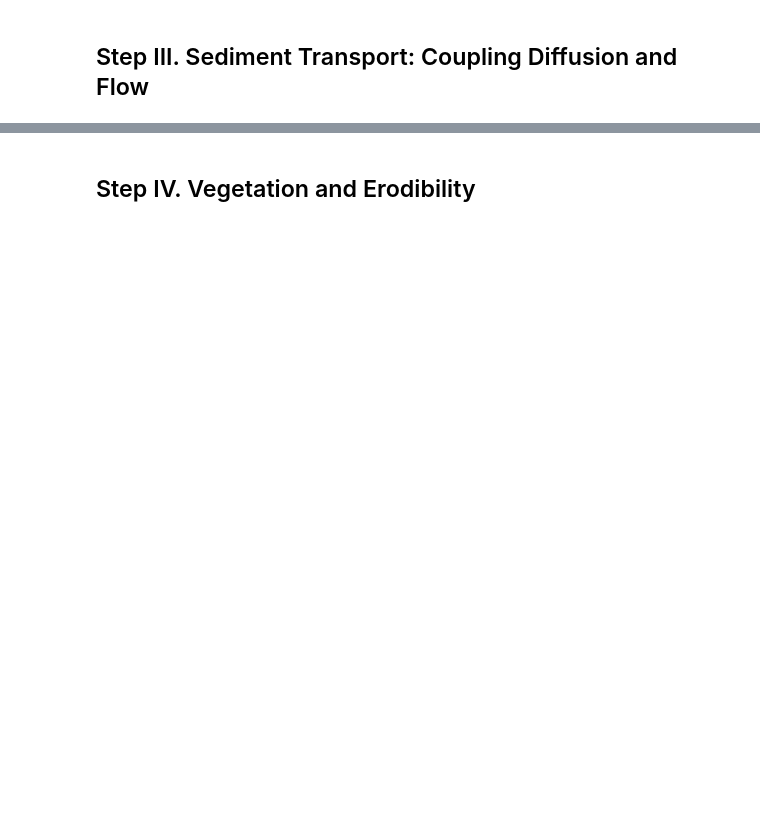
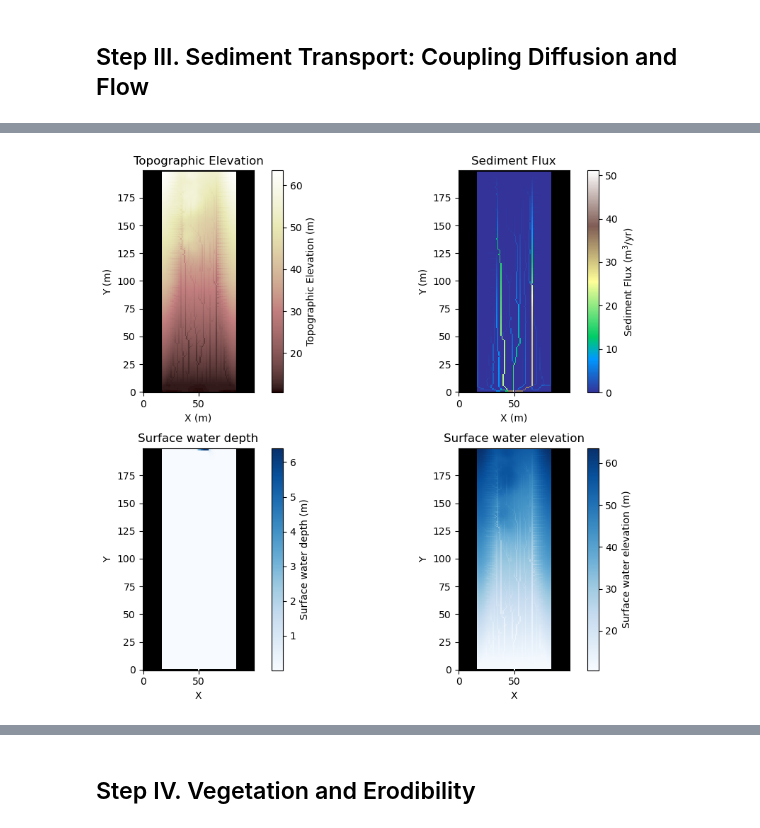
Before and after one commit to shaylatriant/2025-glacier-outbursts, a Jupyter notebook: post_glacial_lab.ipynb, the cells around one changed output, grey strips where cells are left out. Saved outputs shown, nothing was run; the diff lists cells and outputs as text; code cells hidden in the pictures; blank space fills up the shorter version.

```diff
--- a/post_glacial_lab.ipynb
+++ b/post_glacial_lab.ipynb
@@ -199,0 +231,7 @@ Newly exposed surfaces in proglacial basins often experience overland flow as we
+# %%
+# OVERLAND FLOW parameters
+# We establish the channel width & upstream position on the grid
+channel_w = 20. # set channel width, meters
+channel_center = size_x/(2 * spacing)
+# print(channel_center)
+channel_diff = channel_w/2
@@ -237,13 +417,53 @@ grid["node"]["topographic__elevation"]+= np.random.uniform(low = 0, high = 2, si
 # %%
-# Set boundaries closed at left, right, and top and visualize
-# track sediment flux at the node adjacent to the outlet at lower-left
-node_next_to_outlet = 151
 
-grid.status_at_node[grid.x_of_node < (100/6)] = grid.BC_NODE_IS_CLOSED
-grid.status_at_node[grid.x_of_node > (100-100/6)] = grid.BC_NODE_IS_CLOSED
+# Create a figure with 1 row and 2 columns
+fig, axes = plt.subplots(2, 2, figsize=(10, 8))
 
-# Set lower-edge as an open boundary
-grid.set_watershed_boundary_condition_outlet_id(
-    50 , grid["node"]["topographic__elevation"], -9999.0
+# Plot topographic elevation in the first subplot
+plt.sca(axes[0,0])  # Set the current axis to the first subplot
+imshow_grid(
+    grid,
+    "topographic__elevation",
+    plot_name="Topographic Elevation",
+    var_name="Topographic Elevation",
+    var_units="m",
+    grid_units=("m", "m"),
+    color_for_closed='black',
 )
+
+# Plot sediment flux in the second subplot
+plt.sca(axes[0,1])  # Set the current axis to the second subplot
+imshow_grid(
+    grid,
+    "sediment__flux",
+    plot_name="Sediment Flux",
+    var_name="Sediment Flux",
+    var_units=r"m$^3$/yr",
+    grid_units=("m", "m"),
+    cmap="terrain",
+)
+
+plt.sca(axes[1,0])  # Set the current axis to the third subplot
+imshow_grid(
+    grid,
+    'surface_water__depth',
+    plot_name="Surface water depth",
+    var_name="Surface water depth",
+    cmap="Blues",
+    var_units="m",
+)
+plt.sca(axes[1,1])  # Set the current axis to the third subplot
+imshow_grid(
+    grid,
+    'surface_water__elevation',
+    plot_name="Surface water elevation",
+    var_name="Surface water elevation",
+    cmap="Blues",
+    var_units="m",
+)
+
+plt.tight_layout()
+plt.show()
+# %% [output]
+[figure, added]
 # %%
```
Also changed, not shown: parts of 23 cells of this notebook, 1 other file.
